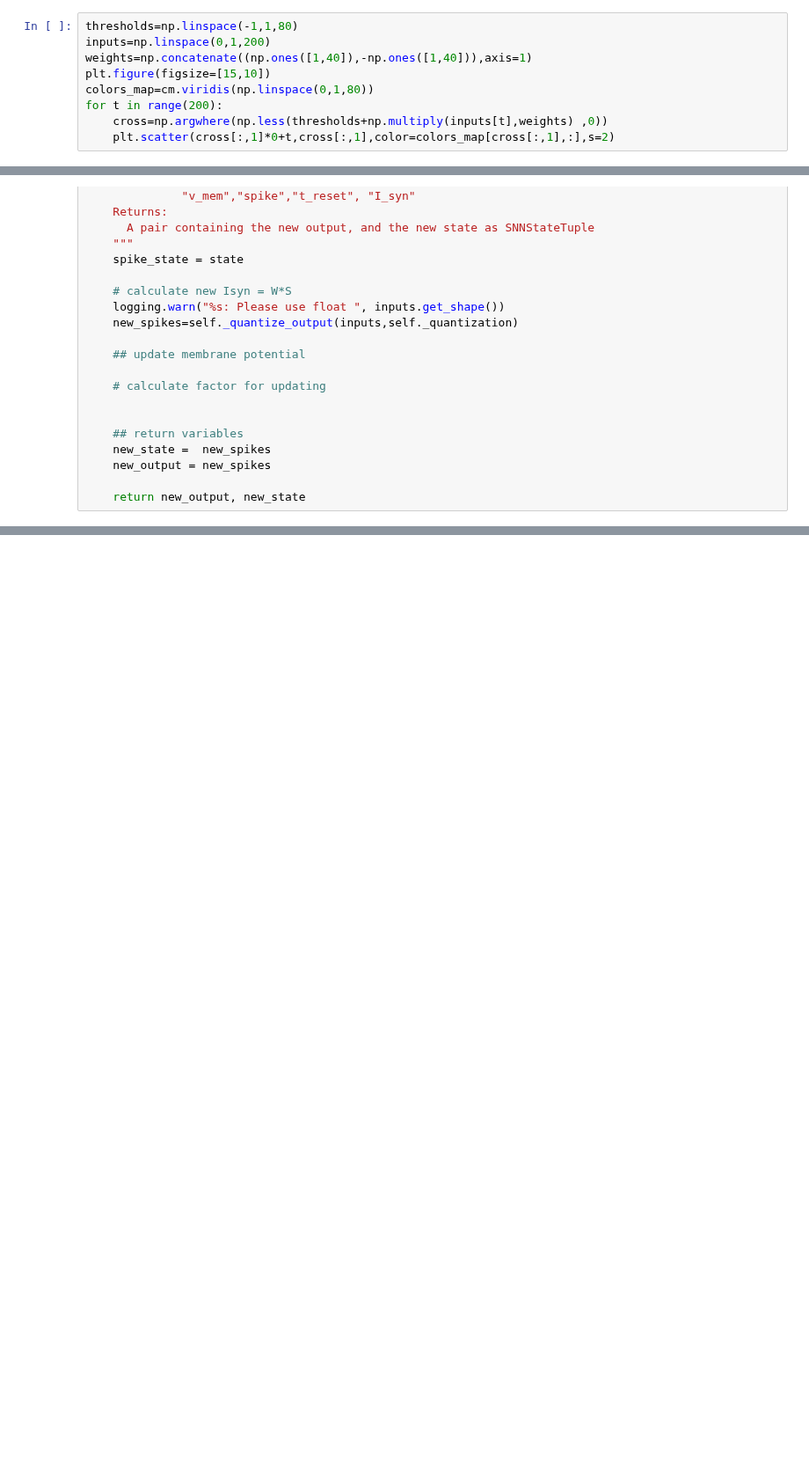
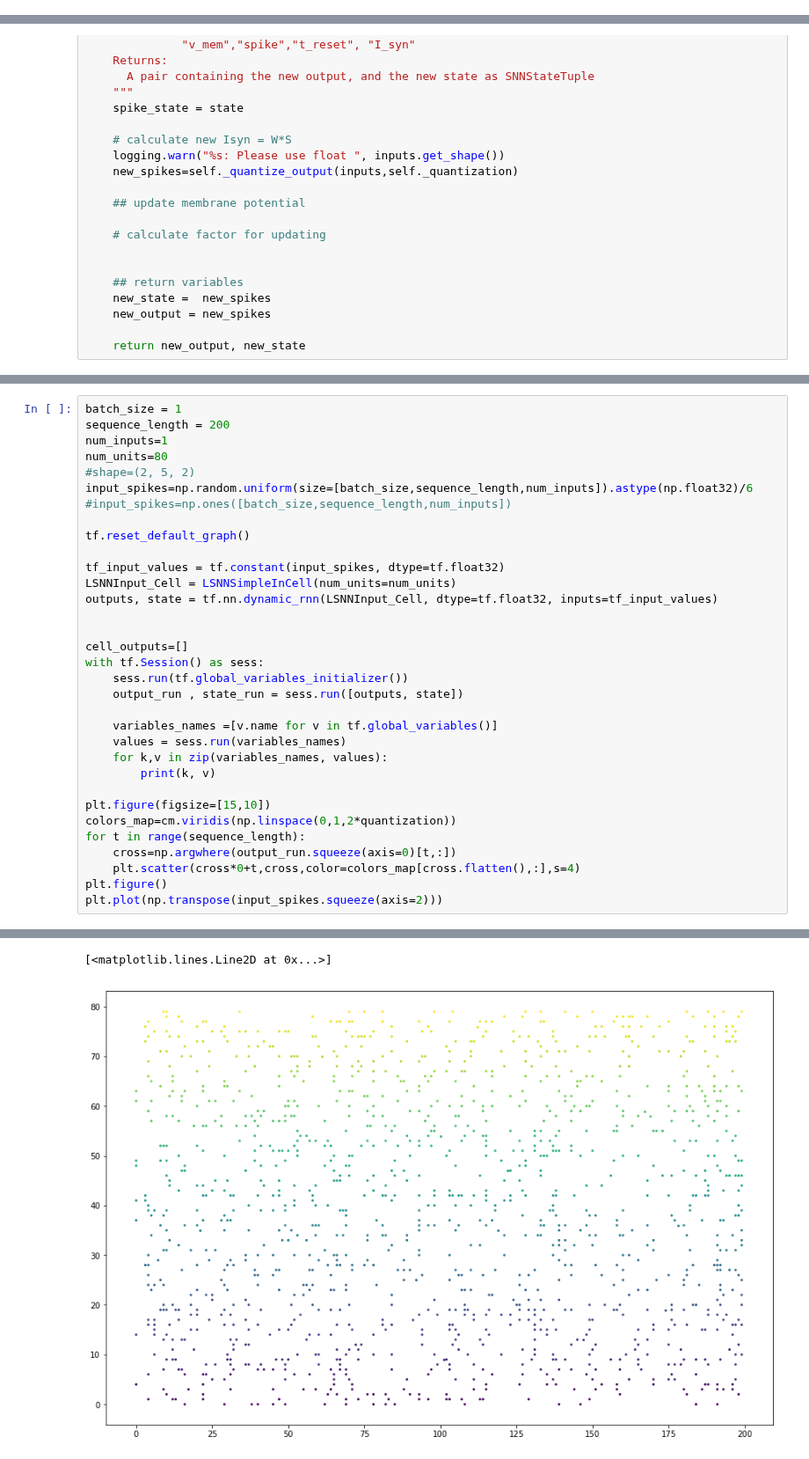
Before and after one commit to eghbalhosseini/KeRNL, a Jupyter notebook: LSNN.ipynb, the cells around one changed output, grey strips where cells are left out. Shown at 88% size. Cells and saved outputs as stored; diff of their text form; blank space fills up the shorter version.

```diff
--- a/LSNN.ipynb
+++ b/LSNN.ipynb
@@ -501,11 +497,2 @@ Text(0.5, 1.0, 'spikes')
 # %% [markdown]
 define input layer
-# %%
-thresholds=np.linspace(-1,1,80)
-inputs=np.linspace(0,1,200)
-weights=np.concatenate((np.ones([1,40]),-np.ones([1,40])),axis=1)
-plt.figure(figsize=[15,10])
-colors_map=cm.viridis(np.linspace(0,1,80))
-for t in range(200):
-    cross=np.argwhere(np.less(thresholds+np.multiply(inputs[t],weights) ,0))
-    plt.scatter(cross[:,1]*0+t,cross[:,1],color=colors_map[cross[:,1],:],s=2)
@@ -652,0 +668,34 @@ colors_map[cross.flatten(),:].shape
+# %%
+batch_size = 1
+sequence_length = 200
+num_inputs=1
+num_units=80
+#shape=(2, 5, 2)
+input_spikes=np.random.uniform(size=[batch_size,sequence_length,num_inputs]).astype(np.float32)/6
+#input_spikes=np.ones([batch_size,sequence_length,num_inputs])
+
+tf.reset_default_graph()
+
+tf_input_values = tf.constant(input_spikes, dtype=tf.float32)
+LSNNInput_Cell = LSNNSimpleInCell(num_units=num_units)
+outputs, state = tf.nn.dynamic_rnn(LSNNInput_Cell, dtype=tf.float32, inputs=tf_input_values)
+
+
+cell_outputs=[]
+with tf.Session() as sess:
+    sess.run(tf.global_variables_initializer())
+    output_run , state_run = sess.run([outputs, state])
+
+    variables_names =[v.name for v in tf.global_variables()]
+    values = sess.run(variables_names)
+    for k,v in zip(variables_names, values):
+        print(k, v)
+
+plt.figure(figsize=[15,10])
+colors_map=cm.viridis(np.linspace(0,1,2*quantization))
+for t in range(sequence_length):
+    cross=np.argwhere(output_run.squeeze(axis=0)[t,:])
+    plt.scatter(cross*0+t,cross,color=colors_map[cross.flatten(),:],s=4)
+plt.figure()
+plt.plot(np.transpose(input_spikes.squeeze(axis=2)))
+# %% [output]
@@ -652,0 +704,2 @@ colors_map[cross.flatten(),:].shape
+[<matplotlib.lines.Line2D at 0x...>]
+[figure, added]
```
Also changed, not shown: parts of 27 cells of this notebook, 4 other files.
